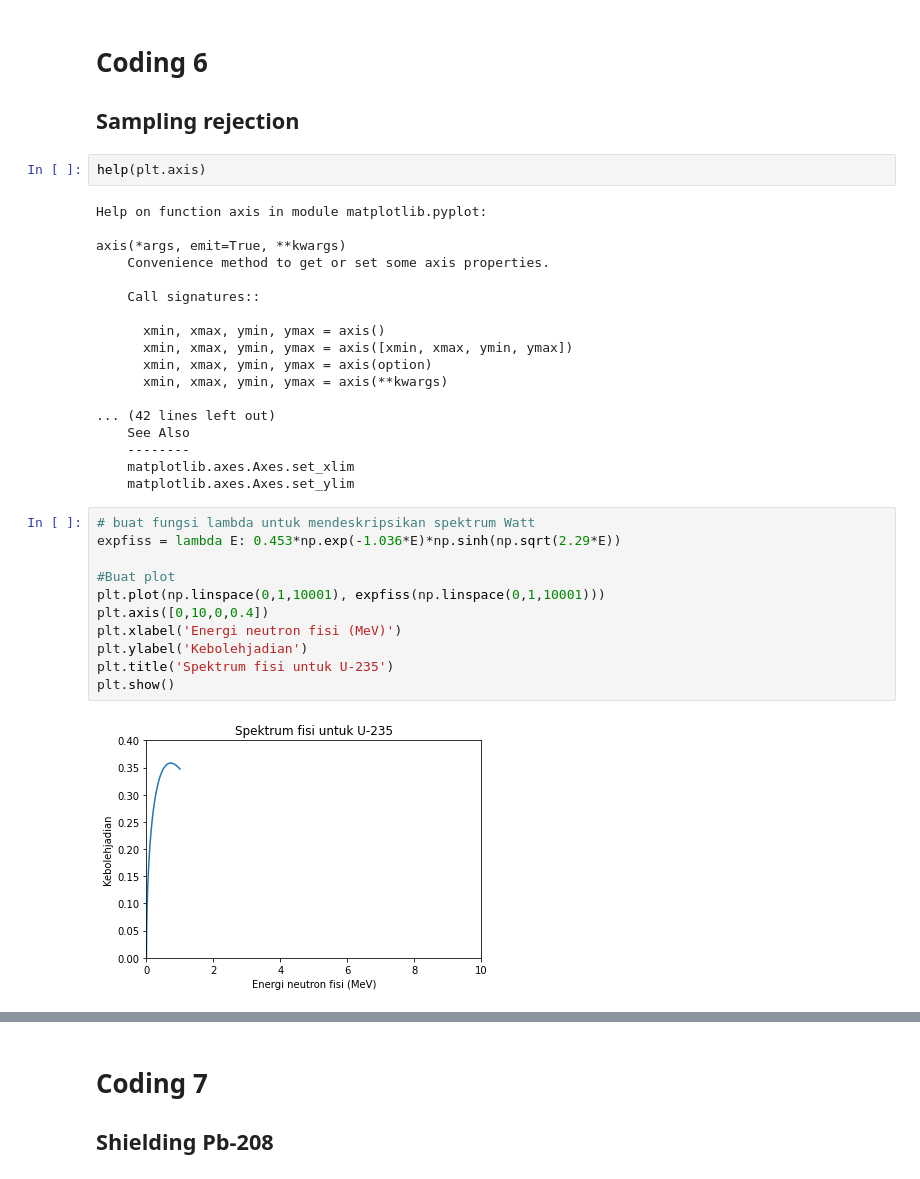
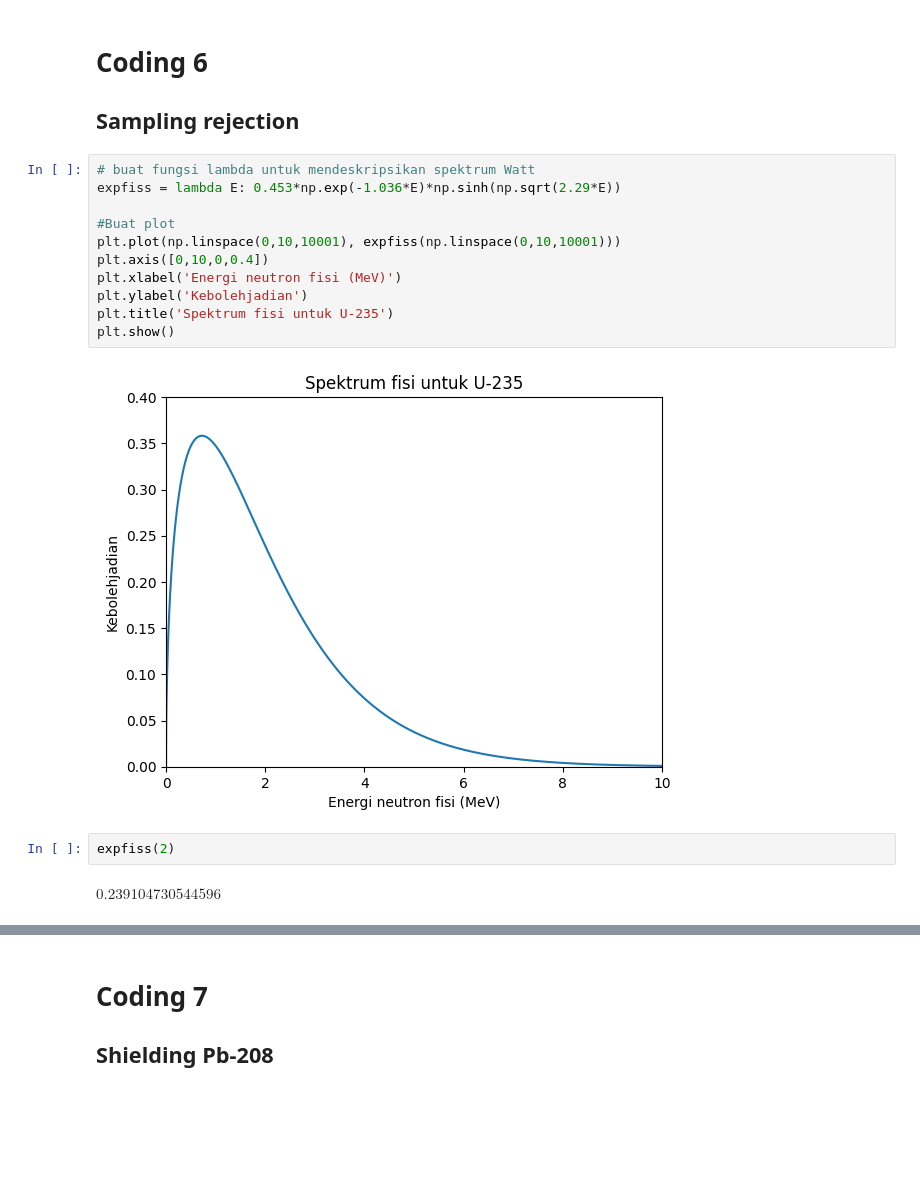
Before and after one commit to RendiZein/Metode-Rekayasa-Komputasi, a Jupyter notebook: 05-MC-coding 4-7.ipynb, the cells around one changed output, grey strips where cells are left out. Saved outputs shown, nothing was run; the diff lists cells and outputs as text; blank space fills up the shorter version.

```diff
--- a/05-MC-coding 4-7.ipynb
+++ b/05-MC-coding 4-7.ipynb
@@ -102,38 +98,22 @@ array([4.72788e+04, 1.05392e+01])
 # %% [markdown]
 # Coding 6
 ## Sampling rejection
-# %%
-help(plt.axis)
-# %% [output]
-Help on function axis in module matplotlib.pyplot:
-
-axis(*args, emit=True, **kwargs)
-    Convenience method to get or set some axis properties.
-
-    Call signatures::
-
-      xmin, xmax, ymin, ymax = axis()
-      xmin, xmax, ymin, ymax = axis([xmin, xmax, ymin, ymax])
-      xmin, xmax, ymin, ymax = axis(option)
-      xmin, xmax, ymin, ymax = axis(**kwargs)
-
-... (42 lines left out)
-    See Also
-    --------
-    matplotlib.axes.Axes.set_xlim
-    matplotlib.axes.Axes.set_ylim
 # %%
 # buat fungsi lambda untuk mendeskripsikan spektrum Watt
 expfiss = lambda E: 0.453*np.exp(-1.036*E)*np.sinh(np.sqrt(2.29*E))
 
 #Buat plot
-plt.plot(np.linspace(0,1,10001), expfiss(np.linspace(0,1,10001)))
+plt.plot(np.linspace(0,10,10001), expfiss(np.linspace(0,10,10001)))
 plt.axis([0,10,0,0.4])
 plt.xlabel('Energi neutron fisi (MeV)')
 plt.ylabel('Kebolehjadian')
 plt.title('Spektrum fisi untuk U-235')
 plt.show()
 # %% [output]
-[figure, old version]
+[figure, new version]
+# %%
+expfiss(2)
+# %% [output]
+$\displaystyle 0.239104730544596$
 # %%
 # buat fungsi lambda untuk mendeskripsikan spektrum Watt
```
Also changed, not shown: parts of 8 cells of this notebook.
